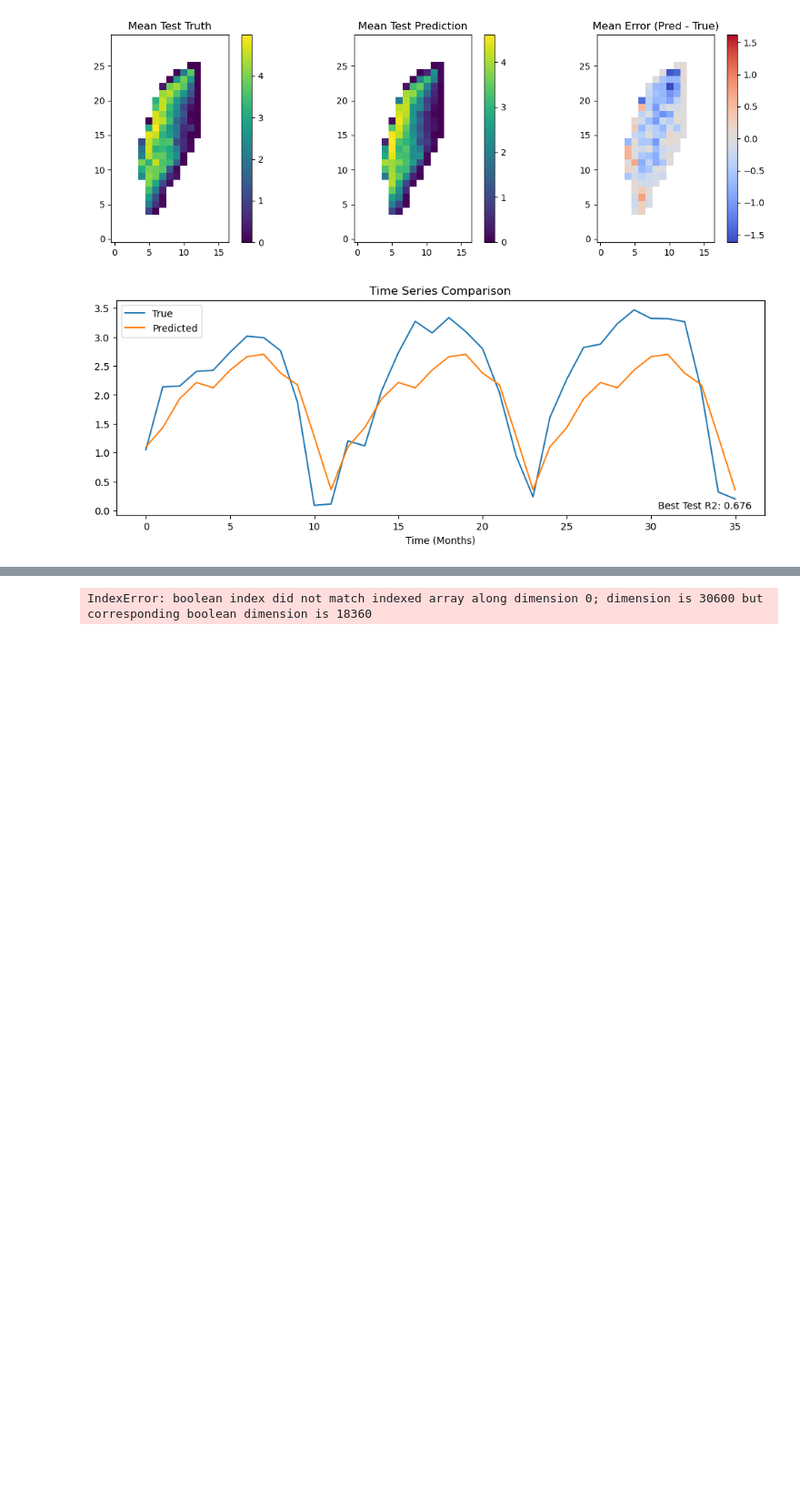
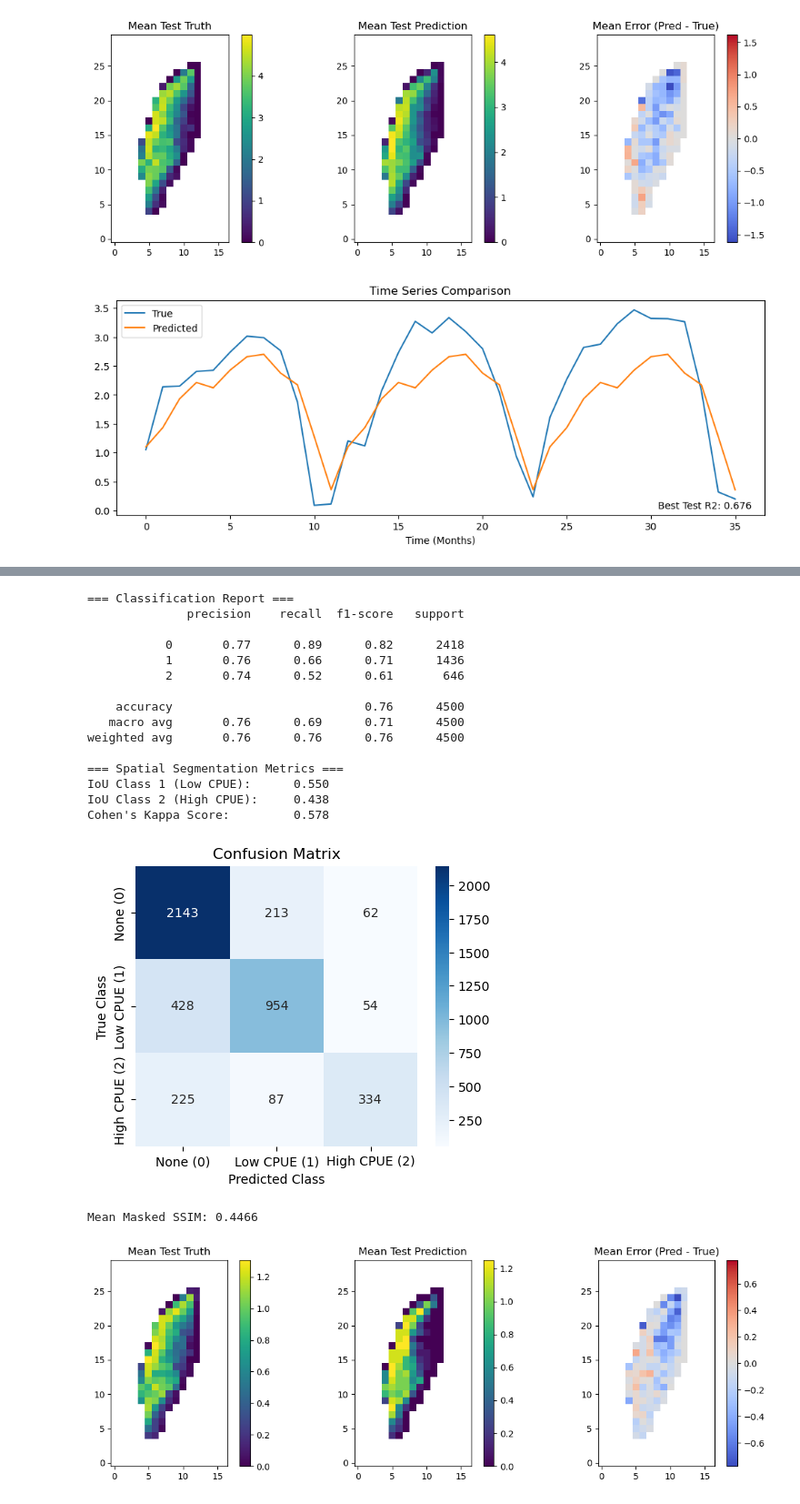
Before and after one commit to rubarriuso/TFM, a Jupyter notebook: modelado/baselines.ipynb, the cells around one changed output, grey strips where cells are left out. Shown at 91% size. Cells and saved outputs as stored; diff of their text form; code cells hidden in the pictures; blank space fills up the shorter version.

```diff
--- a/modelado/baselines.ipynb
+++ b/modelado/baselines.ipynb
@@ -348,8 +452,21 @@ def evaluate_climatology_classification(y_true_xr, y_pred_xr, mask_xr):
 # %%
-evaluate_climatology_classification(
-    y_true_xr=fishing_class_test,
-    y_pred_xr=fishing_class_pred,
-    mask_xr=mask_test
-)
+compute_climatology_metrics_classification(fishing_class_test, fishing_class_pred, mask_test)
 # %% [output]
-IndexError: boolean index did not match indexed array along dimension 0; dimension is 30600 but corresponding boolean dimension is 18360
+=== Classification Report ===
+              precision    recall  f1-score   support
+
+           0       0.77      0.89      0.82      2418
+           1       0.76      0.66      0.71      1436
+           2       0.74      0.52      0.61       646
+
+    accuracy                           0.76      4500
+   macro avg       0.76      0.69      0.71      4500
+weighted avg       0.76      0.76      0.76      4500
+
+=== Spatial Segmentation Metrics ===
+IoU Class 1 (Low CPUE):      0.550
+IoU Class 2 (High CPUE):     0.438
+Cohen's Kappa Score:         0.578
+[figure, added]
+Mean Masked SSIM: 0.4466
+[figure, added]
```
Also changed, not shown: parts of 10 cells of this notebook, 8 other files.
